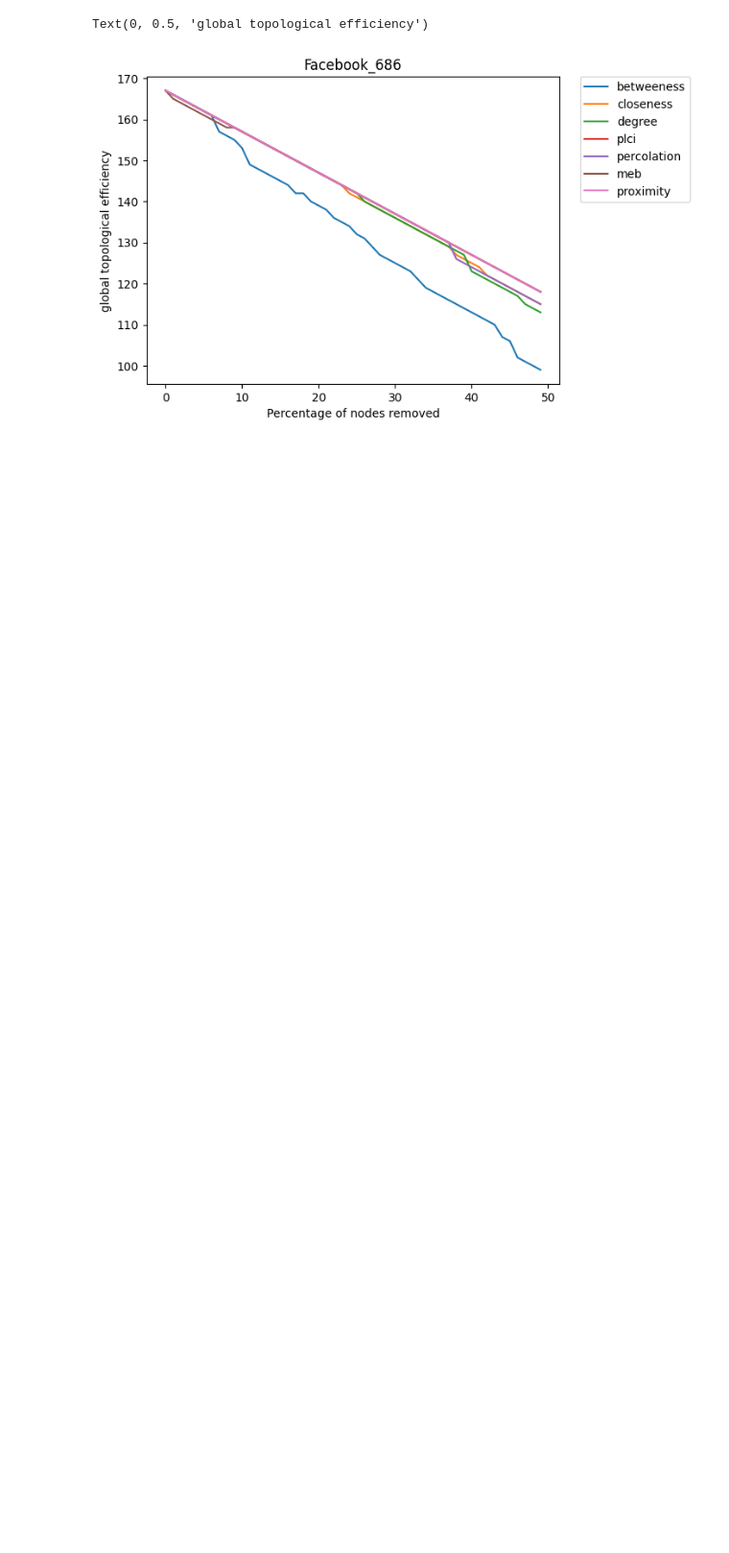
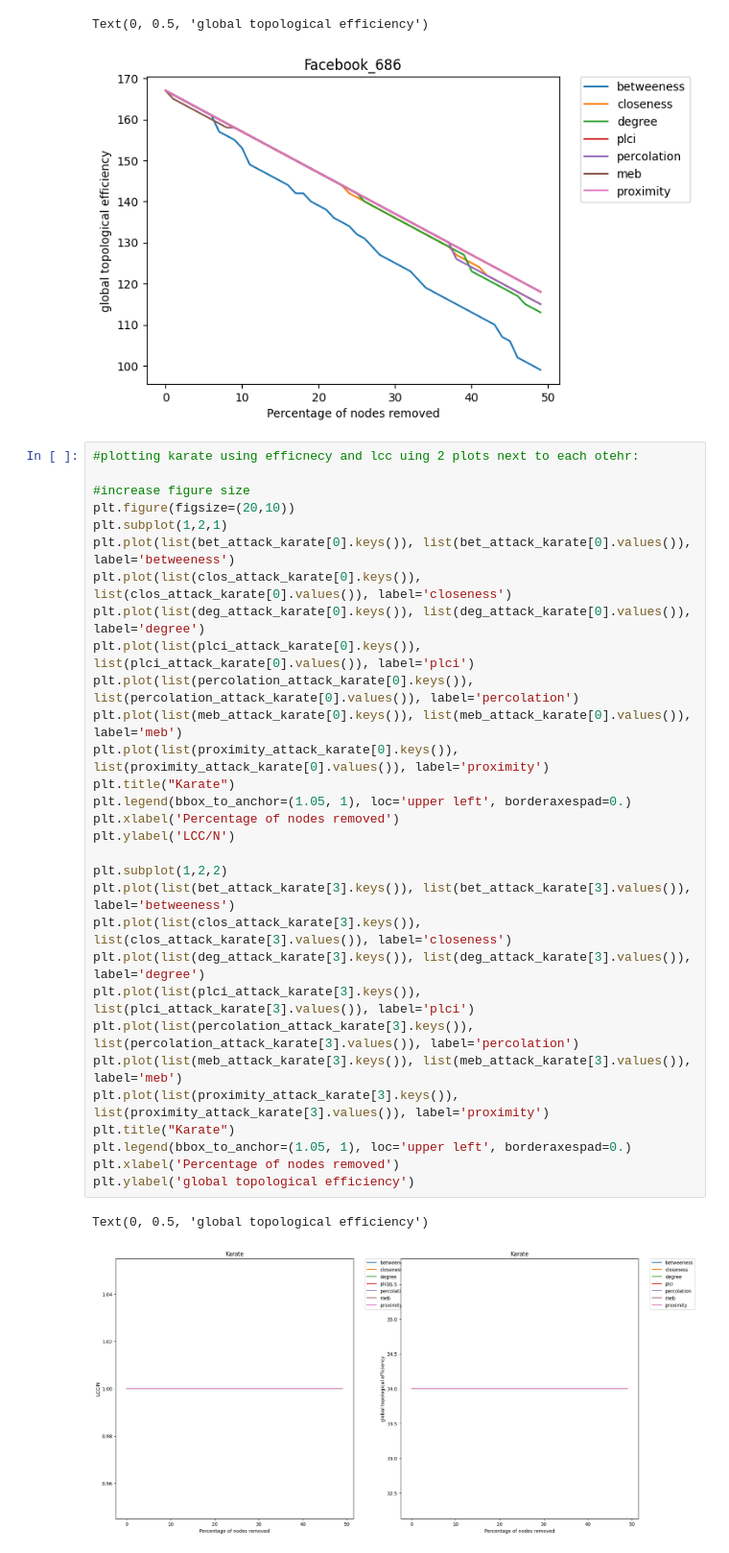
Before and after one commit to raysas/network-disintegration-attacks, a Jupyter notebook: code/real_attack.ipynb, the cells around one changed output. Shown at 96% size. Drawn from its saved outputs; the diff is of its cells as text; blank space fills up the shorter version.

```diff
--- a/code/real_attack.ipynb
+++ b/code/real_attack.ipynb
@@ -1771,3 +1837,36 @@ plt.ylabel('global topological efficiency')
 # %% [output]
 Text(0, 0.5, 'global topological efficiency')
 [figure]
+# %%
+#plotting karate using efficnecy and lcc uing 2 plots next to each otehr:
+
+#increase figure size
+plt.figure(figsize=(20,10))
+plt.subplot(1,2,1)
+plt.plot(list(bet_attack_karate[0].keys()), list(bet_attack_karate[0].values()), label='betweeness')
+plt.plot(list(clos_attack_karate[0].keys()), list(clos_attack_karate[0].values()), label='closeness')
+plt.plot(list(deg_attack_karate[0].keys()), list(deg_attack_karate[0].values()), label='degree')
+plt.plot(list(plci_attack_karate[0].keys()), list(plci_attack_karate[0].values()), label='plci')
+plt.plot(list(percolation_attack_karate[0].keys()), list(percolation_attack_karate[0].values()), label='percolation')
+plt.plot(list(meb_attack_karate[0].keys()), list(meb_attack_karate[0].values()), label='meb')
+plt.plot(list(proximity_attack_karate[0].keys()), list(proximity_attack_karate[0].values()), label='proximity')
+plt.title("Karate")
+plt.legend(bbox_to_anchor=(1.05, 1), loc='upper left', borderaxespad=0.)
+plt.xlabel('Percentage of nodes removed')
+plt.ylabel('LCC/N')
+
+plt.subplot(1,2,2)
+plt.plot(list(bet_attack_karate[3].keys()), list(bet_attack_karate[3].values()), label='betweeness')
+plt.plot(list(clos_attack_karate[3].keys()), list(clos_attack_karate[3].values()), label='closeness')
+plt.plot(list(deg_attack_karate[3].keys()), list(deg_attack_karate[3].values()), label='degree')
+plt.plot(list(plci_attack_karate[3].keys()), list(plci_attack_karate[3].values()), label='plci')
+plt.plot(list(percolation_attack_karate[3].keys()), list(percolation_attack_karate[3].values()), label='percolation')
+plt.plot(list(meb_attack_karate[3].keys()), list(meb_attack_karate[3].values()), label='meb')
+plt.plot(list(proximity_attack_karate[3].keys()), list(proximity_attack_karate[3].values()), label='proximity')
+plt.title("Karate")
+plt.legend(bbox_to_anchor=(1.05, 1), loc='upper left', borderaxespad=0.)
+plt.xlabel('Percentage of nodes removed')
+plt.ylabel('global topological efficiency')
+# %% [output]
+Text(0, 0.5, 'global topological efficiency')
+[figure, added]
```
Also changed, not shown: parts of 6 cells of this notebook, 3 other files.
